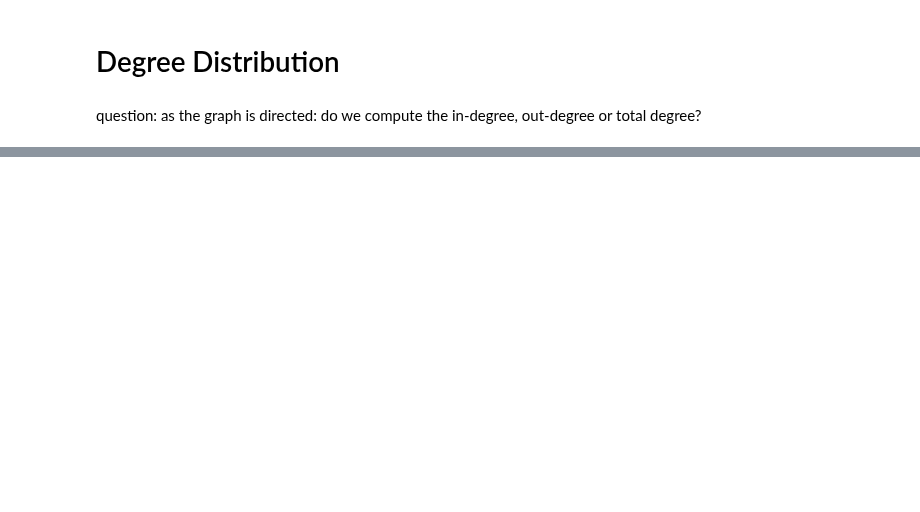
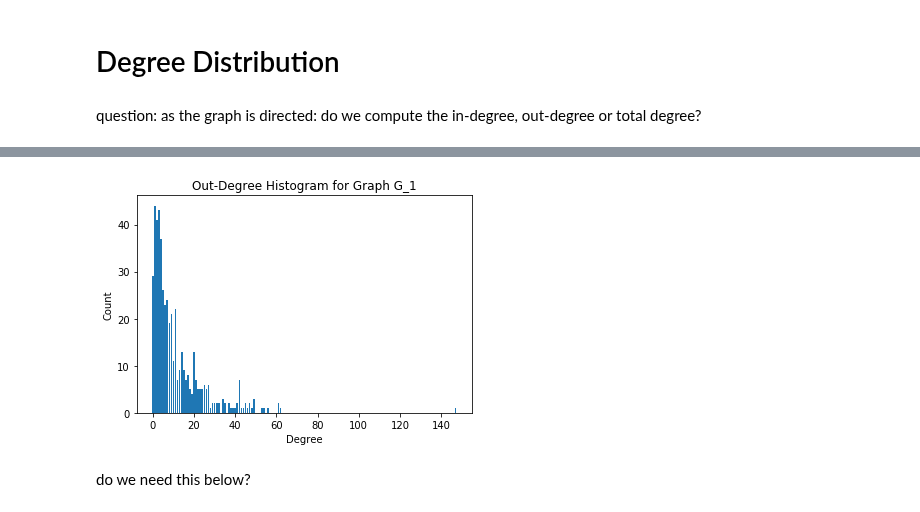
Before and after one commit to isabelaconstantin/wikinet, a Jupyter notebook: Project/Data_Exploration.ipynb, the cells around one changed output, grey strips where cells are left out. Cells and saved outputs as stored; diff of their text form; code cells hidden in the pictures; blank space fills up the shorter version.

```diff
--- a/Project/Data_Exploration.ipynb
+++ b/Project/Data_Exploration.ipynb
@@ -112,3 +156,22 @@ def plot_degree(G, name):
+# %%
+#plot the out-degree histograms of a directed graph
+def plot_out_degree(G, name):
+    degree_sequence = sorted([d for n, d in G.out_degree()], reverse=True)  # degree sequence
+# print "Degree sequence", degree_sequence
+    degreeCount = collections.Counter(degree_sequence)
+    deg, cnt = zip(*degreeCount.items())
+
+    fig, ax = plt.subplots()
+    plt.bar(deg, cnt)
+    #width=0.80
+
+    plt.title("Out-Degree Histogram for Graph "+name)
+    plt.ylabel("Count")
+    plt.xlabel("Degree")
+    #ax.set_xticks([d + 0.4 for d in deg])
+    #ax.set_xticklabels(deg)
+
+    plt.show()
 # %%
 i=1
 for G in Graphs:
@@ -123,0 +191,10 @@ for G in Graphs:
+# %%
+i=1
+for G in Graphs:
+    name = 'G_'+ str(i)
+    plot_out_degree(G,name)
+    i+=1
+# %% [output]
+[figure, added]
+# %% [markdown]
+do we need this below?
```
Also changed, not shown: parts of 19 cells of this notebook.
